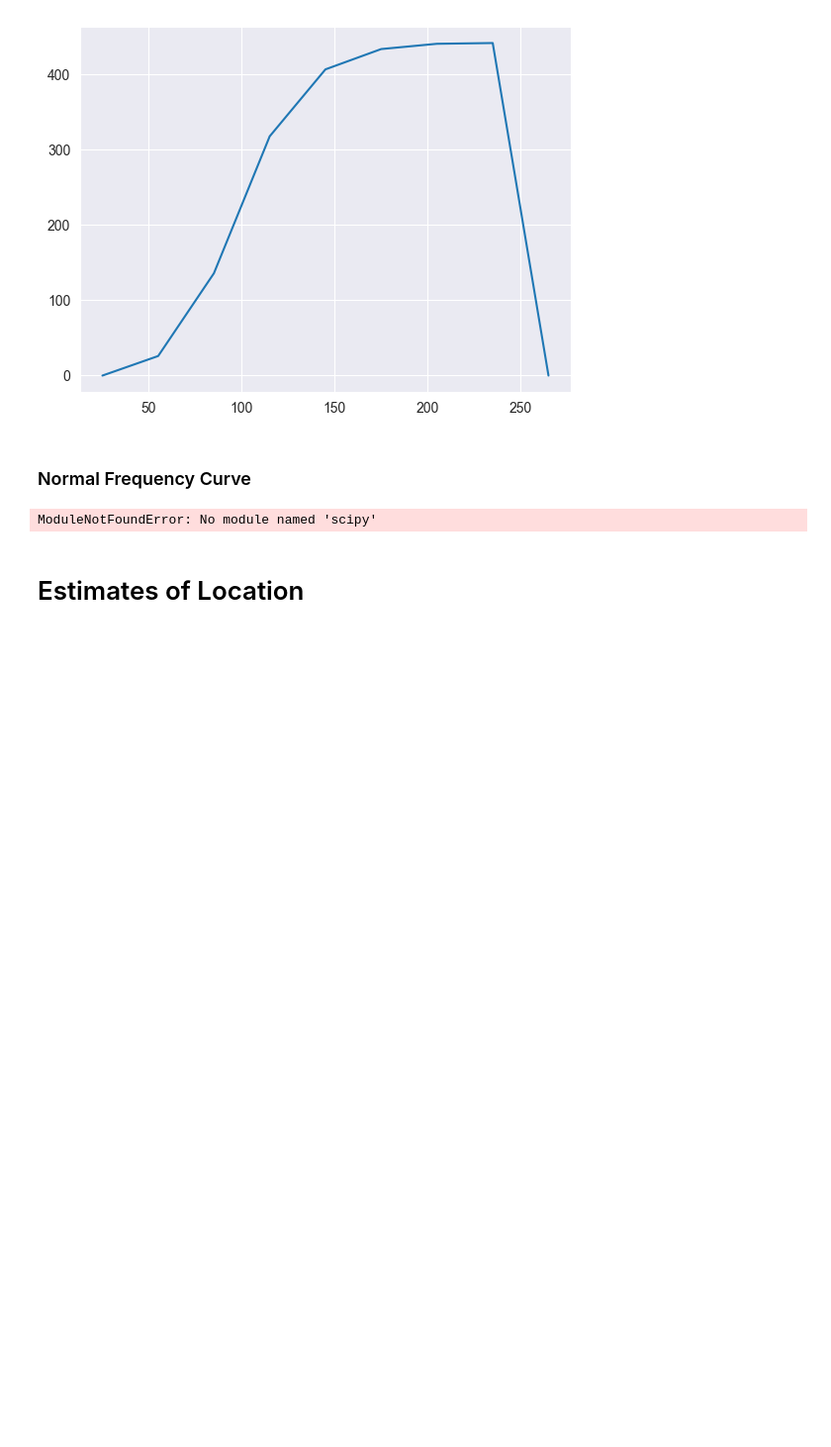
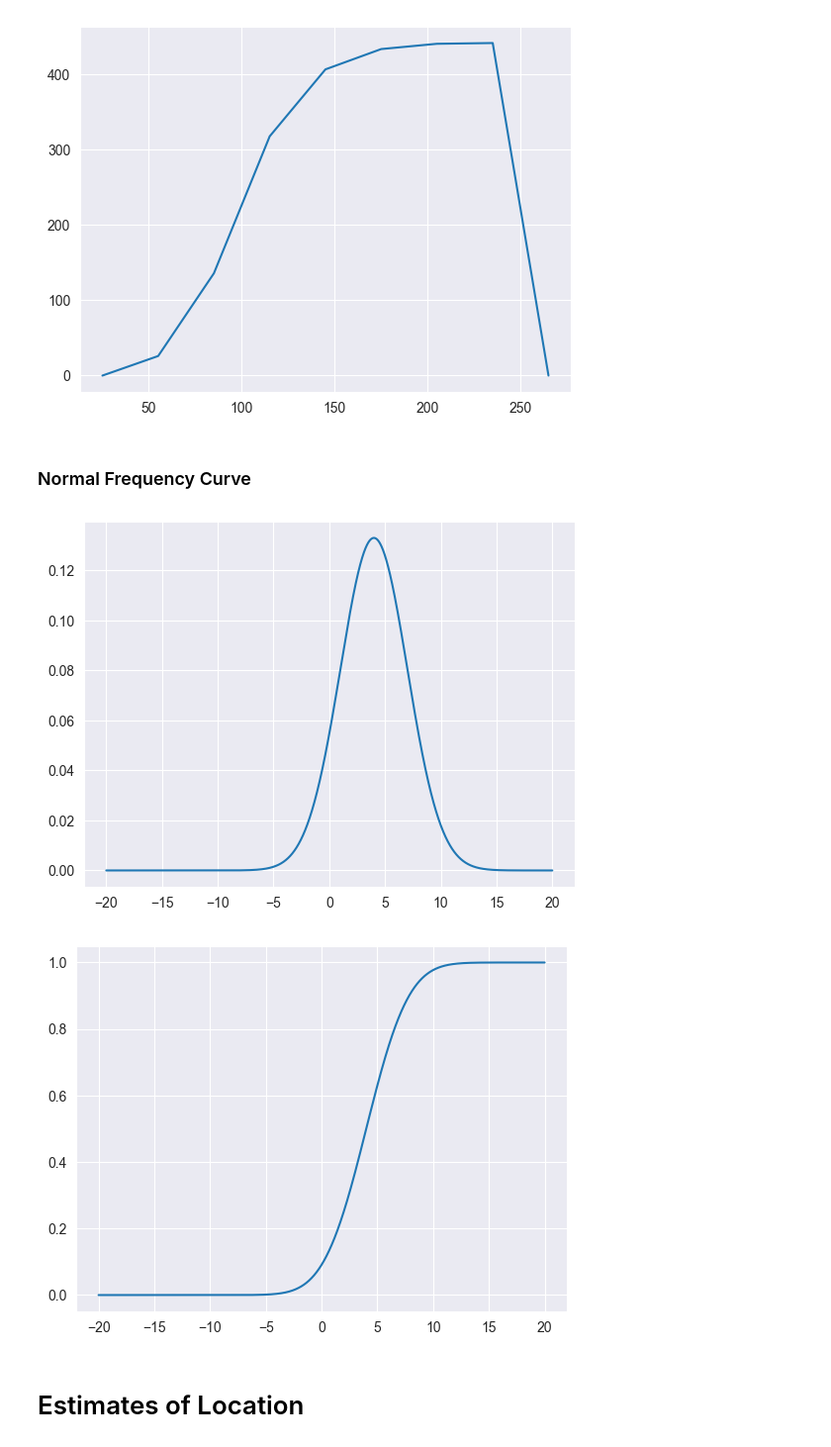
Before and after one commit to mohammadkarbalaee/data-mining-sbu-fall-2022, a Jupyter notebook: basic-statistics/00/00-Statistics.ipynb, the cells around one changed output. Shown: that part at 99% size. Saved outputs shown, nothing was run; the diff lists cells and outputs as text; code cells hidden in the pictures; blank space fills up the shorter version.

```diff
--- a/basic-statistics/00/00-Statistics.ipynb
+++ b/basic-statistics/00/00-Statistics.ipynb
@@ -320,16 +322,17 @@ plt.plot(x, y)
 # %%
 from scipy.stats import norm
 
-x_axis = np.arange(-20, 20, 0.01)
+x_axis = np.arange(-20, 20, 0.001)
 mean = 4
 std = 3
 
 plt.plot(x_axis, norm.pdf(x_axis, mean, std))
 plt.show()
 plt.plot(x_axis, norm.cdf(x_axis, mean, std))
 plt.show()
 # %% [output]
-ModuleNotFoundError: No module named 'scipy'
+[figure, added]
+[figure, added]
 # %% [markdown]
 # Estimates of Location
 # %% [markdown]
```
Also changed, not shown: parts of 30 cells of this notebook, 6 other files.
